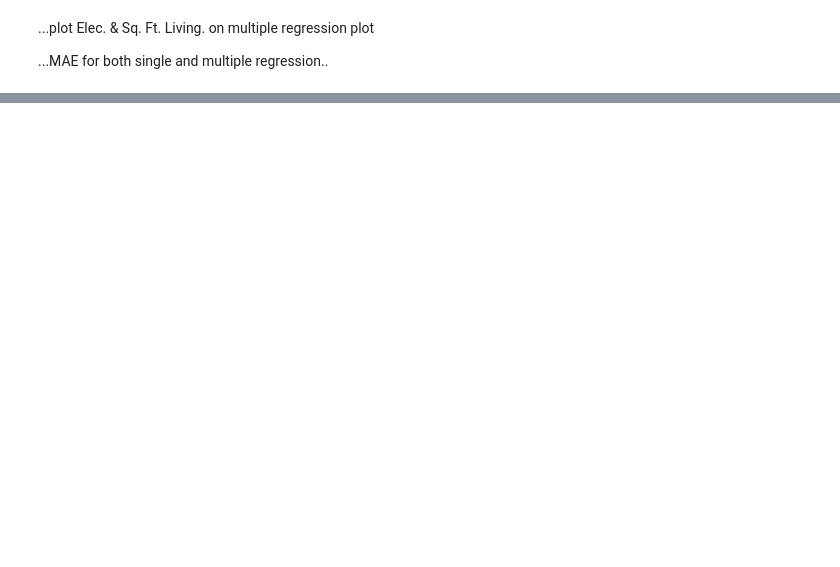
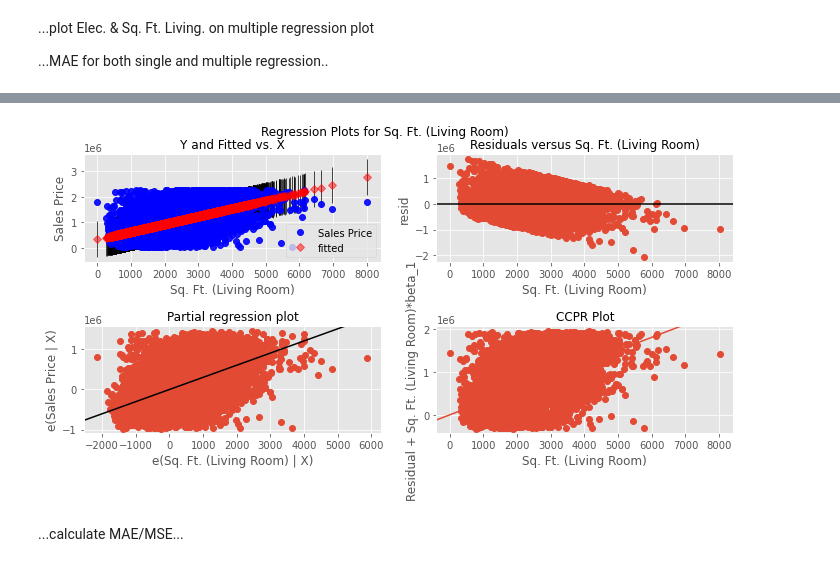
Before and after one commit to rookiescientist-andre/King-County-Real-Estate-Analysis, a Jupyter notebook: student.ipynb, the cells around one changed output, grey strips where cells are left out. Cells and saved outputs as stored; diff of their text form; code cells hidden in the pictures; blank space fills up the shorter version.

```diff
--- a/student.ipynb
+++ b/student.ipynb
@@ -500,0 +540,6 @@ dtype: float64
+# %%
+sm.graphics.plot_regress_exog(multi_reg_results, 'Sq. Ft. (Living Room)', fig=plt.figure(figsize=(10, 5)));
+# %% [output]
+[figure, added]
+# %% [markdown]
+...calculate MAE/MSE...
```
Also changed, not shown: parts of 46 cells of this notebook.
